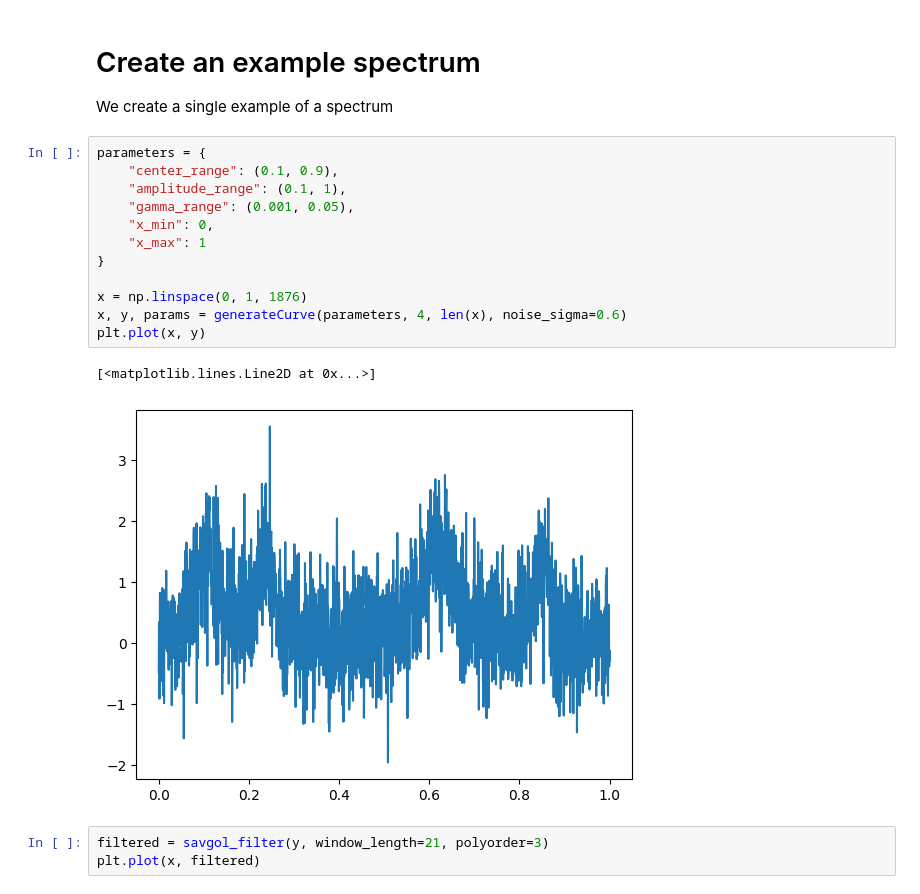
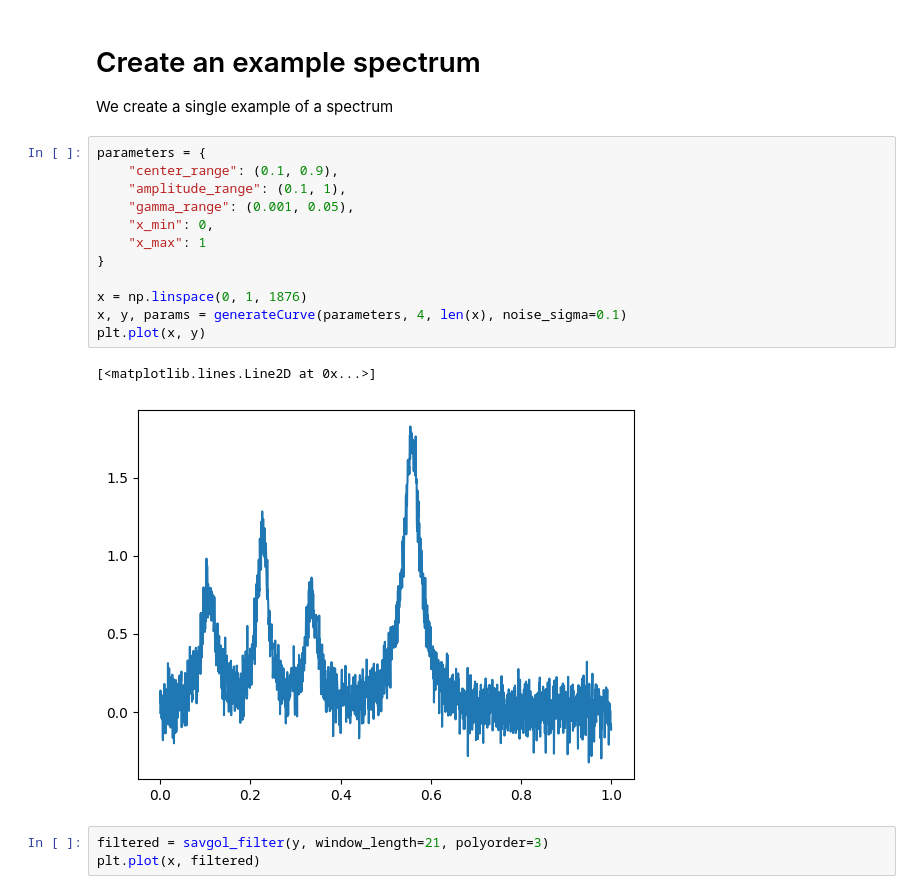
Before and after one commit to SauloSamps/Raman-Fitting-Pipeline, a Jupyter notebook: code/lab-sa.ipynb, the cells around one changed output. Cells and saved outputs as stored; diff of their text form.

```diff
--- a/code/lab-sa.ipynb
+++ b/code/lab-sa.ipynb
@@ -11,18 +11,18 @@ We create a single example of a spectrum
 # %%
 parameters = {
     "center_range": (0.1, 0.9),
     "amplitude_range": (0.1, 1),
     "gamma_range": (0.001, 0.05),
     "x_min": 0,
     "x_max": 1
 }
 
 x = np.linspace(0, 1, 1876)
-x, y, params = generateCurve(parameters, 4, len(x), noise_sigma=0.6)
+x, y, params = generateCurve(parameters, 4, len(x), noise_sigma=0.1)
 plt.plot(x, y)
 # %% [output]
 [<matplotlib.lines.Line2D at 0x...>]
-[figure, old version]
+[figure, new version]
 # %%
 filtered = savgol_filter(y, window_length=21, polyorder=3)
 plt.plot(x, filtered)
```
Also changed, not shown: 4 other files.
